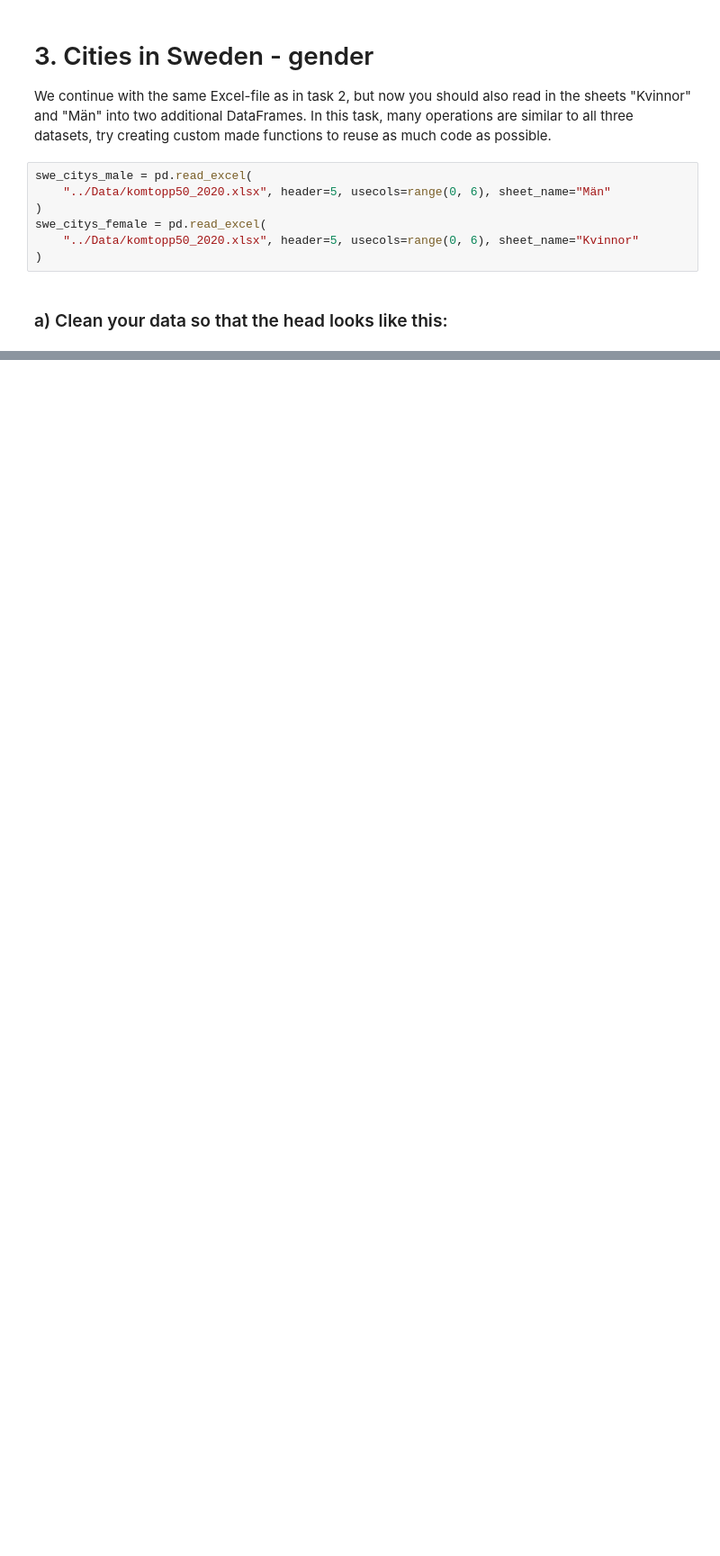
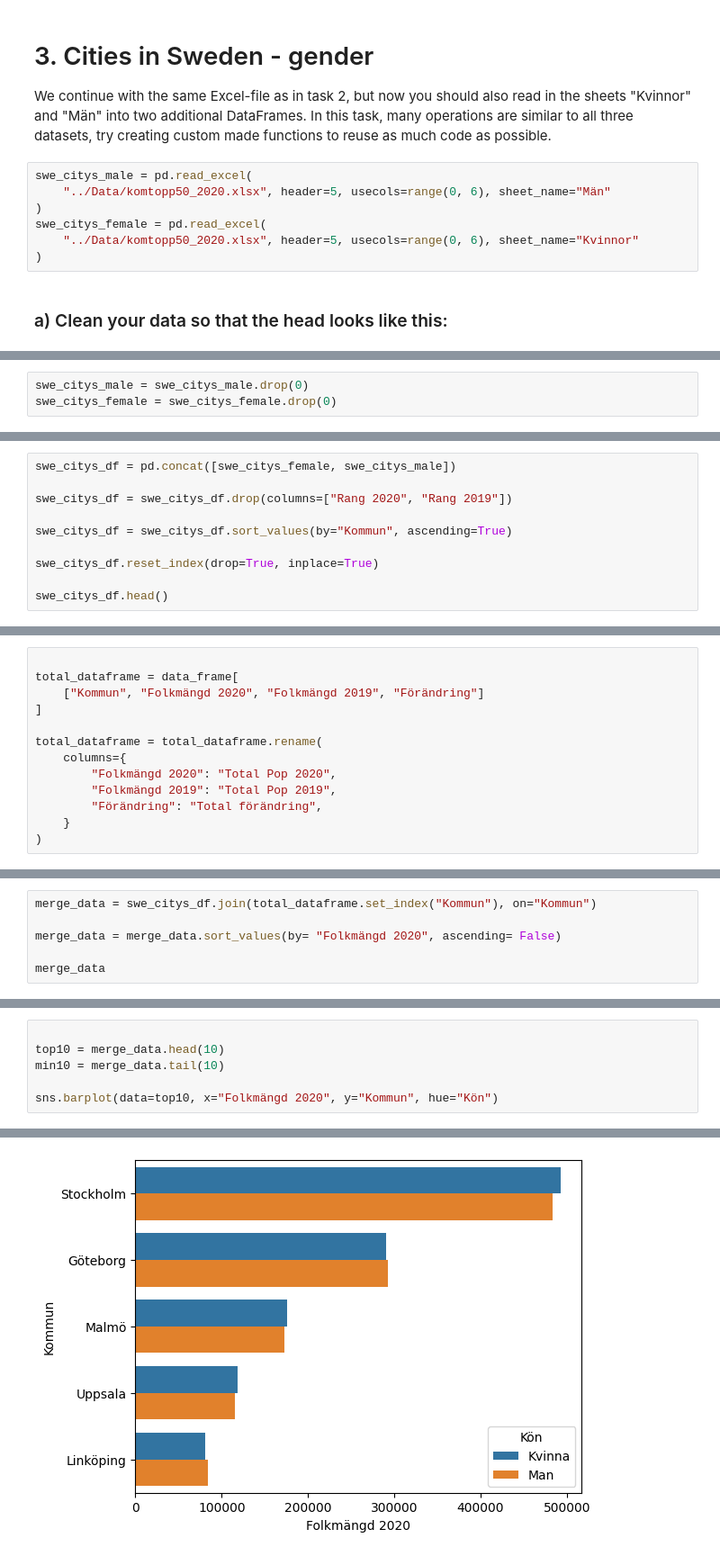
Before and after one commit to Canesp/Databehandling-Philip-de-Canesie, a Jupyter notebook: exercises/E00_exercises.ipynb, the cells around one changed output, grey strips where cells are left out. Shown at 90% size. Drawn from its saved outputs; the diff is of its cells as text; blank space fills up the shorter version.

```diff
--- a/exercises/E00_exercises.ipynb
+++ b/exercises/E00_exercises.ipynb
@@ -238,0 +230,3 @@ AttributeError: 'NoneType' object has no attribute 'drop'
+# %%
+swe_citys_male = swe_citys_male.drop(0)
+swe_citys_female = swe_citys_female.drop(0)
@@ -238,0 +290,10 @@ AttributeError: 'NoneType' object has no attribute 'drop'
+# %%
+swe_citys_df = pd.concat([swe_citys_female, swe_citys_male])
+
+swe_citys_df = swe_citys_df.drop(columns=["Rang 2020", "Rang 2019"])
+
+swe_citys_df = swe_citys_df.sort_values(by="Kommun", ascending=True)
+
+swe_citys_df.reset_index(drop=True, inplace=True)
+
+swe_citys_df.head()
@@ -238,0 +309,13 @@ AttributeError: 'NoneType' object has no attribute 'drop'
+# %%
+
+total_dataframe = data_frame[
+    ["Kommun", "Folkmängd 2020", "Folkmängd 2019", "Förändring"]
+]
+
+total_dataframe = total_dataframe.rename(
+    columns={
+        "Folkmängd 2020": "Total Pop 2020",
+        "Folkmängd 2019": "Total Pop 2019",
+        "Förändring": "Total förändring",
+    }
+)
@@ -238,0 +327,6 @@ AttributeError: 'NoneType' object has no attribute 'drop'
+# %%
+merge_data = swe_citys_df.join(total_dataframe.set_index("Kommun"), on="Kommun")
+
+merge_data = merge_data.sort_values(by= "Folkmängd 2020", ascending= False)
+
+merge_data
@@ -238,0 +347,7 @@ AttributeError: 'NoneType' object has no attribute 'drop'
+# %%
+
+top10 = merge_data.head(10)
+min10 = merge_data.tail(10)
+
+sns.barplot(data=top10, x="Folkmängd 2020", y="Kommun", hue="Kön")
+# %% [output]
@@ -238,0 +355 @@ AttributeError: 'NoneType' object has no attribute 'drop'
+[figure, added]
```
Also changed, not shown: parts of 11 cells of this notebook, 1 other file.
